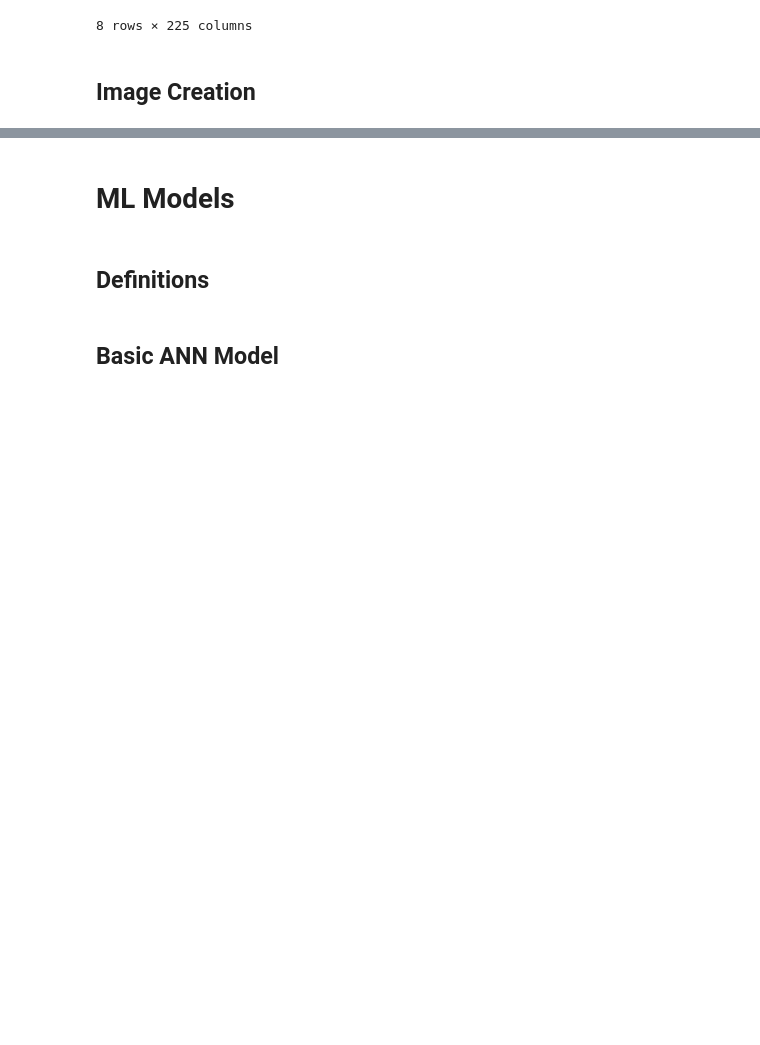
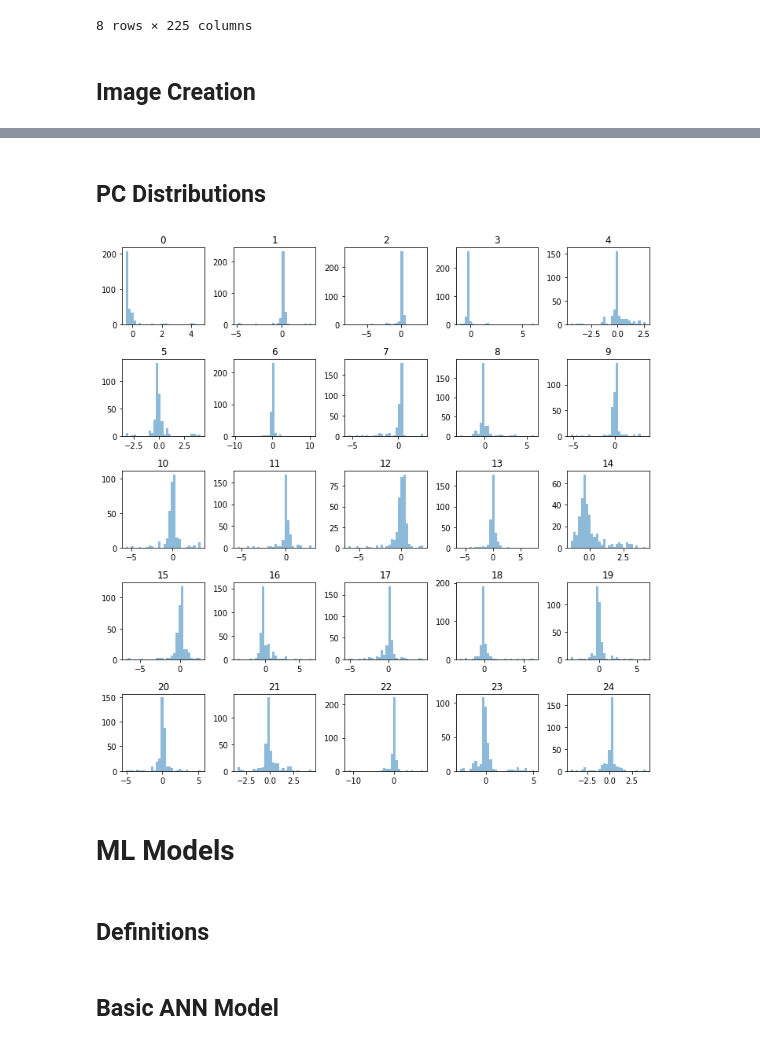
Before and after one commit to musahabib/WorkerFatigue_EEG_ML, a Jupyter notebook: Notebook.ipynb, the cells around one changed output, grey strips where cells are left out. Cells and saved outputs as stored; diff of their text form; code cells hidden in the pictures; blank space fills up the shorter version.

```diff
--- a/Notebook.ipynb
+++ b/Notebook.ipynb
@@ -592,3 +604,23 @@ This image is for 0.0
+# %% [markdown]
+## PC Distributions
+# %%
+pc_title=[];
+for i in range(1,25):
+    pc_title.append(f'Principal Component {i}');
+
+Z25 = Z[:,0:25]
+
+import warnings
+warnings.filterwarnings('ignore')
+with warnings.catch_warnings():      #Catch warnings in code section
+    warnings.simplefilter("ignore")
+
+    plt.subplots(figsize=(10,10));
+    ax = plt.gca();
+    pd.DataFrame(Z25).hist(bins=30, figsize=(1,1), grid=False, layout=(5,5), sharex=False, ax=ax, alpha=0.5);
+    plt.tight_layout();
+# %% [output]
+[figure, added]
 # %% [markdown]
 # ML Models
 # %% [markdown]
```
Also changed, not shown: parts of 45 cells of this notebook.
